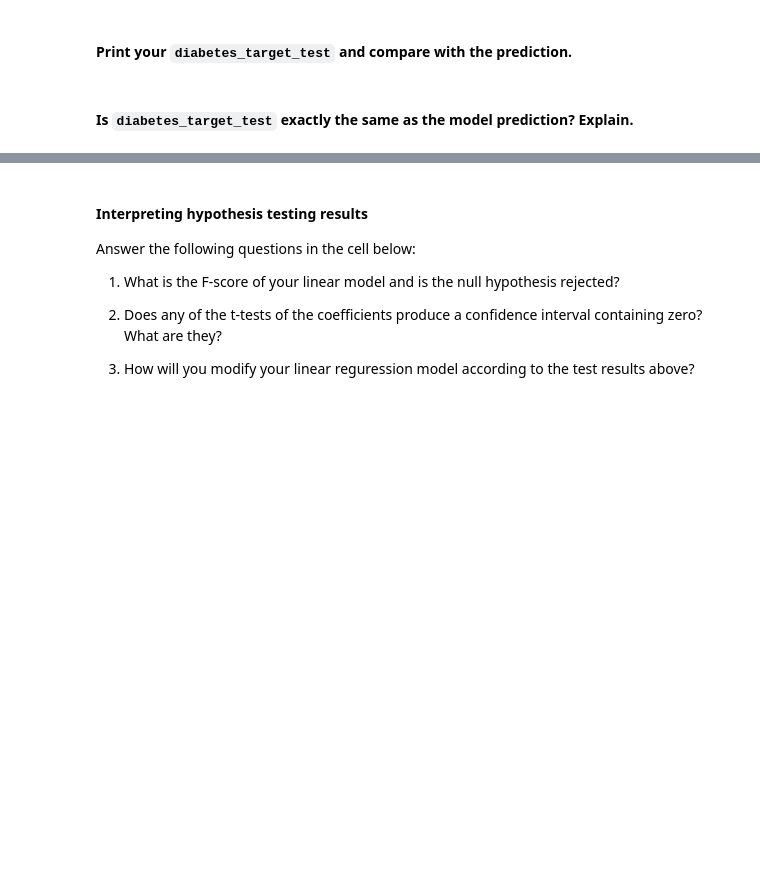
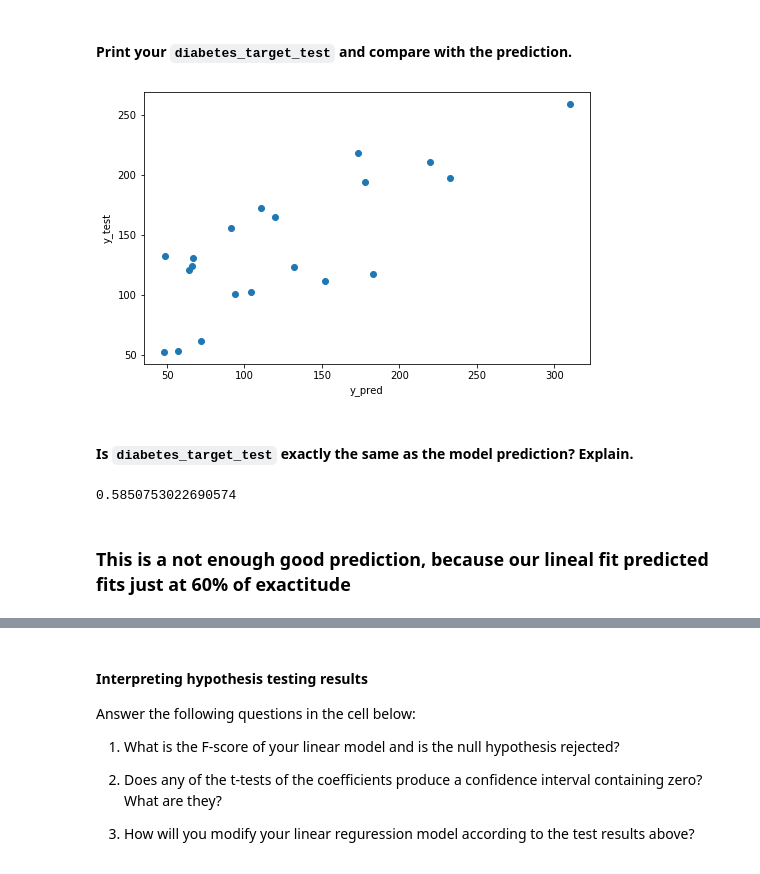
Before and after one commit to ta-data-bcn/lab-supervised-learning-sklearn, a Jupyter notebook: your-code/main.ipynb, the cells around one changed output, grey strips where cells are left out. Cells and saved outputs as stored; diff of their text form; code cells hidden in the pictures; blank space fills up the shorter version.

```diff
--- a/your-code/main.ipynb
+++ b/your-code/main.ipynb
@@ -16,2 +20,6 @@ First, we will load the diabetes dataset. Do this in the cell below by importing
+# %%
+#https://scikit-learn.org/stable/auto_examples/linear_model/plot_ols.html#sphx-glr-auto-examples-linear-model-plot-ols-py
+
+diabetes = datasets.load_diabetes()
 # %% [markdown]
 Let's explore this variable by looking at the different attributes (keys) of `diabetes`. Note that the `load_diabetes` function does not return dataframes. It returns you a Python dictionary.
@@ -72,3 +110,6 @@ Also take a look at the `sklearn.linear_model.LinearRegression` [documentation](
+# %%
+
+diabetes_model = linear_model.LinearRegression()
 # %% [markdown]
 #### Next, let's split the training and test data.
 
@@ -81,0 +130,18 @@ Fit the training data and target to `diabetes_model`. Print the *intercept* and
+# %%
+diabetes_model.fit(diabetes_data_train, diabetes_target_train)
+
+
+
+# The coefficients
+print(f'''
+Coefficients:{diabetes_model.coef_}
+
+length coefficient: {len(diabetes_model.coef_)}
+
+
+
+
+intercept:{diabetes_model.intercept_}
+
+type of intercept: {type(diabetes_model.intercept_)}
+''')
@@ -95,2 +172,4 @@ This is the linear regression model fitted to your training dataset.
+# %%
+diabetes_y_pred = diabetes_model.predict(diabetes_data_test)
 # %% [markdown]
 #### Print your `diabetes_target_test` and compare with the prediction.
@@ -99,2 +176,19 @@ This is the linear regression model fitted to your training dataset.
+# %%
+fig, ax = plt.subplots(1, 1, figsize=(8,5))
+
+ax.scatter(diabetes_target_test, diabetes_y_pred)
+#plt.plot(diabetes_X_test, diabetes_y_pred, color='blue', linewidth=3)
+    #ax[item].scatter(fit.Steps, ycolumn[item])
+
+plt.xticks()
+plt.xlabel('y_pred')
+
+
+plt.yticks()
+plt.ylabel('y_test')
+
+plt.show()
+# %% [output]
+[figure, added]
 # %% [markdown]
 #### Is `diabetes_target_test` exactly the same as the model prediction? Explain.
@@ -103,3 +195,11 @@ This is the linear regression model fitted to your training dataset.
+# %%
+from sklearn.metrics import r2_score
+
+r2_score(diabetes_target_test, diabetes_y_pred)
+# %% [output]
+0.5850753022690574
+# %% [markdown]
+### This is a not enough good prediction, because our lineal fit predicted fits just at 60% of exactitude
 # %% [markdown]
 # Bonus Challenge 1 - Hypothesis Testing with `statsmodels`
 
```
Also changed, not shown: parts of 74 cells of this notebook.
